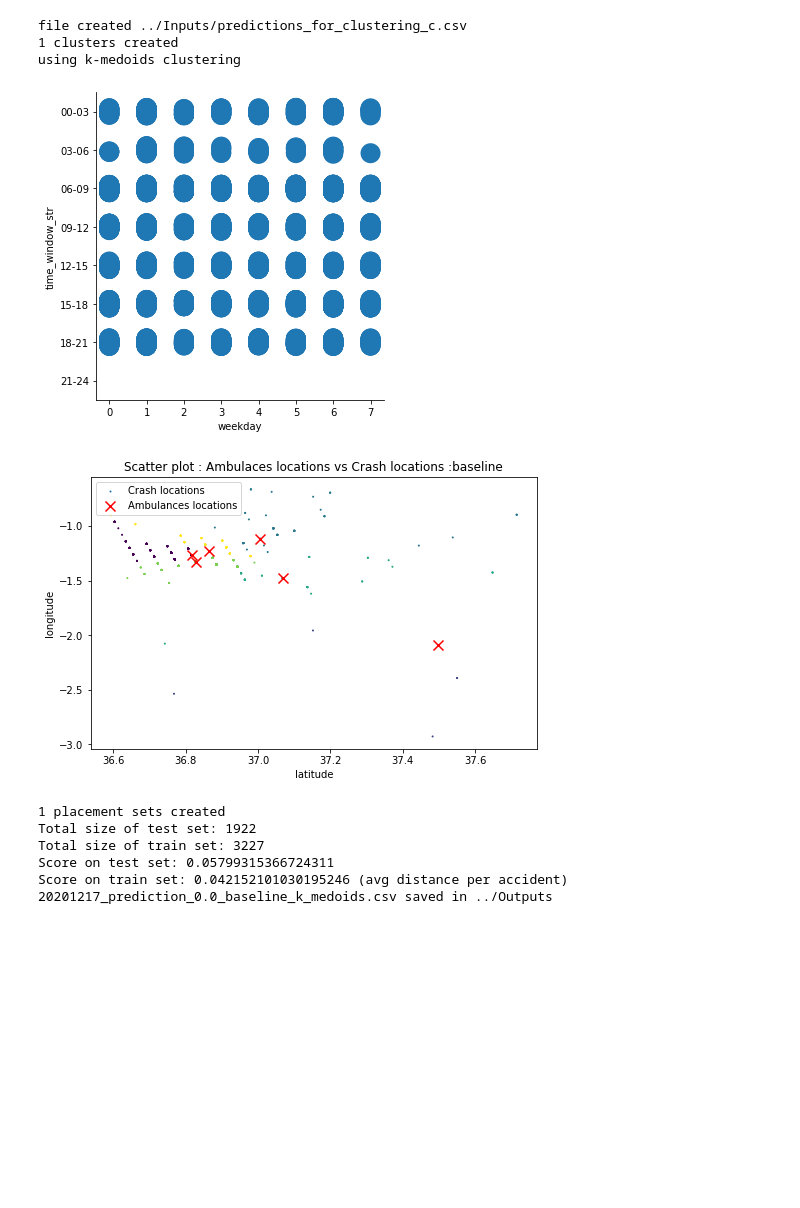
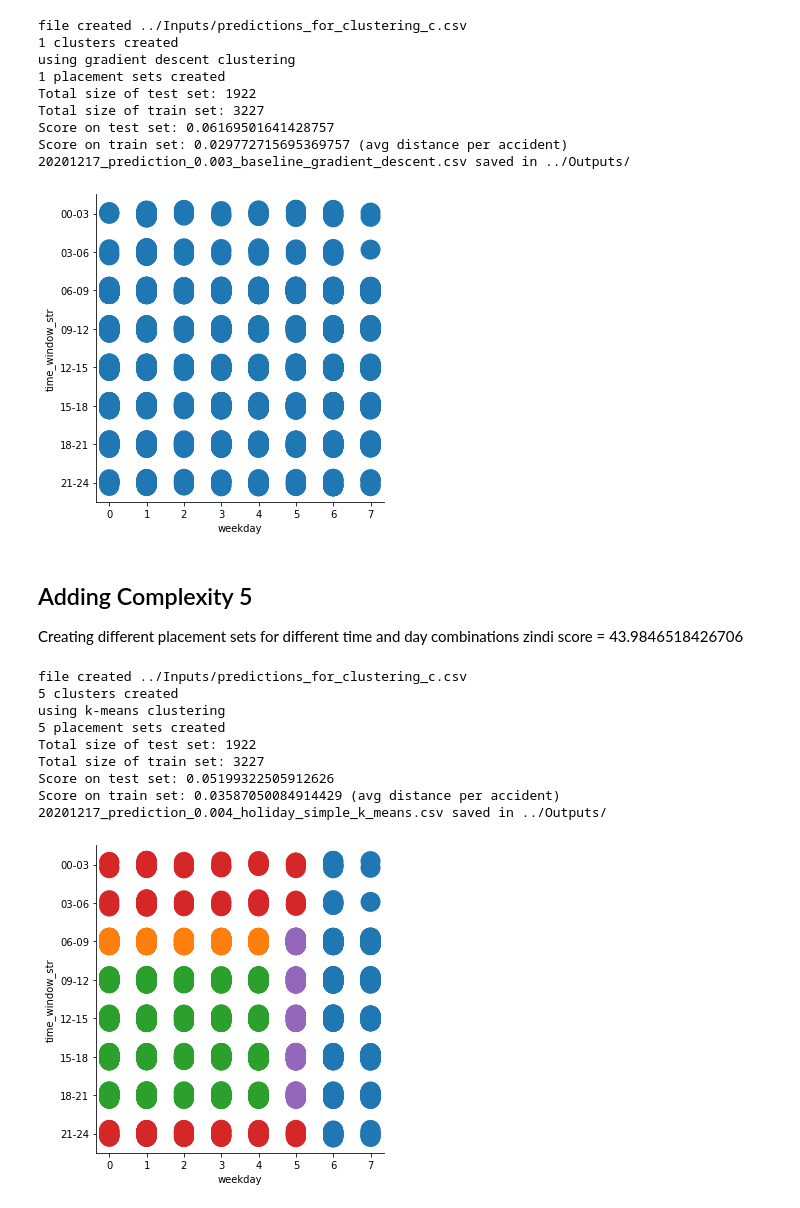
Before and after one commit to AndOleAnd/Capstone_N_A_P, a Jupyter notebook: Notebooks/Full_pipeline.ipynb, the cells around one changed output. Saved outputs shown, nothing was run; the diff lists cells and outputs as text; code cells hidden in the pictures; blank space fills up the shorter version.

Commit message:
built notebook to explore complexity levels of partioning on predicted data

```diff
--- a/Notebooks/Full_pipeline.ipynb
+++ b/Notebooks/Full_pipeline.ipynb
@@ -118,16 +100,33 @@ Score on train set: 0.04962934217457604 (avg distance per accident)
+# %%
+cf.full_pipeline(predict_period='2019_h1', frequency_cutoff=0, outlier_filter=0.003, test_period_date_start='2019-01-01', test_period_date_end='2020-07-01',
+                                 tw_cluster_strategy='baseline', placement_method='gradient_descent', verbose=2,
+                                 lr=8e-3, n_epochs=50, batch_size=2)
+# %% [output]
+file created ../Inputs/predictions_for_clustering_c.csv
+1 clusters created
+using gradient descent clustering
+1 placement sets created
+Total size of test set: 1922
+Total size of train set: 3227
+Score on test set: 0.06169501641428757
+Score on train set: 0.029772715695369757 (avg distance per accident)
+20201217_prediction_0.003_baseline_gradient_descent.csv saved in ../Outputs/
+[figure, added]
+# %% [markdown]
+## Adding Complexity 5
+Creating different placement sets for different time and day combinations
+zindi score = 43.9846518426706
 # %%
-cf.full_pipeline(frequency_cutoff=0, outlier_filter=0.000, test_period_date_start='2019-01-01', test_period_date_end='2019-07-01',
-                                 tw_cluster_strategy='baseline', placement_method='k_medoids', verbose=5,
-                                 lr=3e-2, n_epochs=400, batch_size=50)
+cf.full_pipeline(predict_period='2019_h1', frequency_cutoff=0, outlier_filter=0.004, test_period_date_start='2019-01-01', test_period_date_end='2020-07-01',
+                                 tw_cluster_strategy='holiday_simple', placement_method='k_means', verbose=2)
 # %% [output]
 file created ../Inputs/predictions_for_clustering_c.csv
-1 clusters created
-using k-medoids clustering
+5 clusters created
+using k-means clustering
+5 placement sets created
+Total size of test set: 1922
+Total size of train set: 3227
+Score on test set: 0.05199322505912626
+Score on train set: 0.03587050084914429 (avg distance per accident)
+20201217_prediction_0.004_holiday_simple_k_means.csv saved in ../Outputs/
-[figure, old version]
+[figure, new version]
-[figure, removed]
-1 placement sets created
-Total size of test set: 1922
-Total size of train set: 3227
-Score on test set: 0.05799315366724311
-Score on train set: 0.042152101030195246 (avg distance per accident)
-20201217_prediction_0.0_baseline_k_medoids.csv saved in ../Outputs
```
Also changed, not shown: parts of 18 cells of this notebook.
